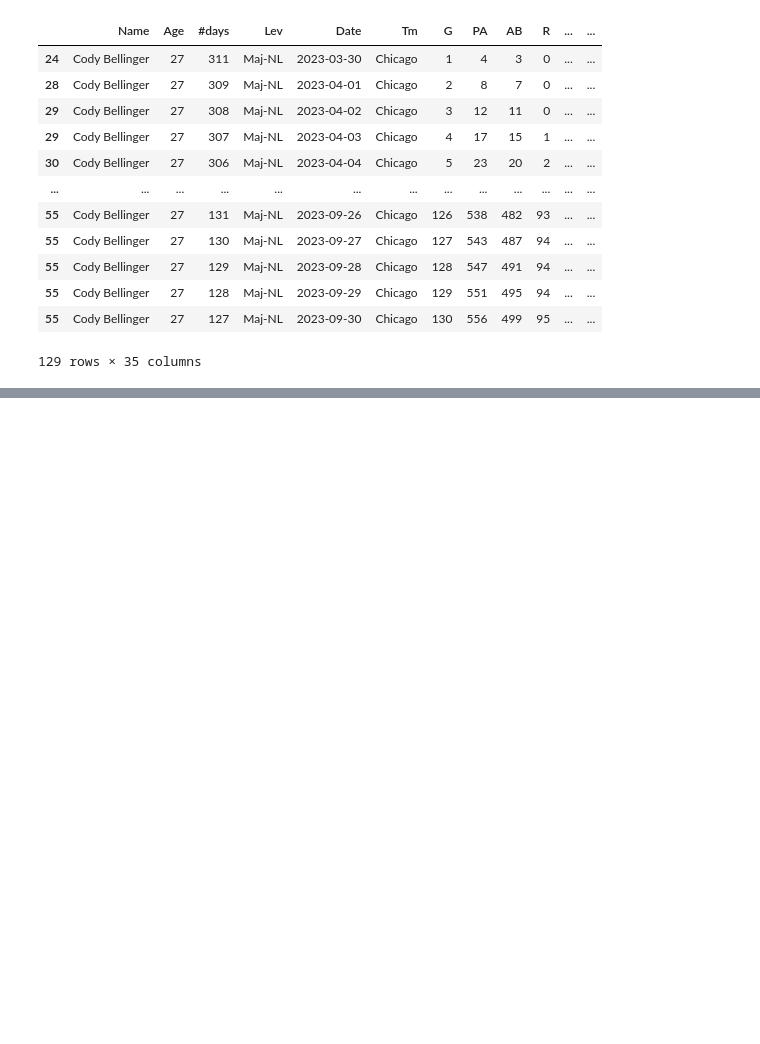
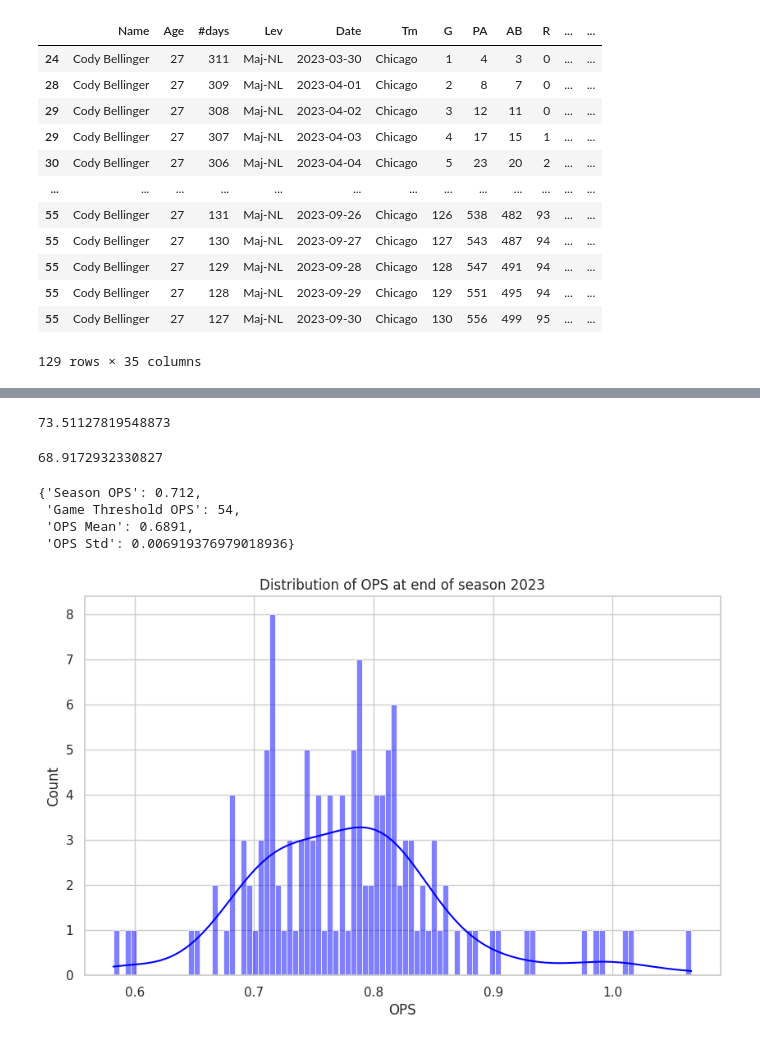
Before and after one commit to Lil-Crouton/baseball-stat-stability, a Jupyter notebook: analysis.ipynb, the cells around one changed output, grey strips where cells are left out. Cells and saved outputs as stored; diff of their text form; code cells hidden in the pictures; blank space fills up the shorter version.

```diff
--- a/analysis.ipynb
+++ b/analysis.ipynb
@@ -109,0 +58,12 @@ stability[641355]
+# %%
+def compute_league_variance(dfs:dict):
+    """
+    Compute the season stat variance of each stat across the league
+    """
+    player_values = {}
+    for key, df in dfs.items():
+        player_values[key] = df.iloc[-1]
+
+    return pd.DataFrame(player_values).T
+# %%
+df = compute_league_variance(player_dfs_2023)
@@ -109,0 +159,8 @@ stability[641355]
+# %%
+stability_OPS['Game Threshold OPS'].mean()
+# %% [output]
+73.51127819548873
+# %%
+stability_K['Game Threshold K%'].mean()
+# %% [output]
+68.9172932330827
@@ -109,0 +169,7 @@ stability[641355]
+# %%
+stability_OPS[player_key]
+# %% [output]
+{'Season OPS': 0.712,
+ 'Game Threshold OPS': 54,
+ 'OPS Mean': 0.6891,
+ 'OPS Std': 0.006919376979018936}
@@ -110,3 +184,18 @@ stability[641355]
+# %%
+# Plot distribution of OPS for all players in player_dfs_2023
+import numpy as np
+import matplotlib.pyplot as plt
+import seaborn as sns
+sns.set(style="whitegrid")
+
+ops = [df['OPS'].iloc[-1] for df in player_dfs_2023.values()]
+plt.figure(figsize=(10,6))
+sns.histplot(ops, kde=True, bins=100, color='blue')
+plt.title('Distribution of OPS at end of season 2023')
+plt.xlabel('OPS')
+plt.show()
+# %% [output]
+[figure, added]
 # %%
 def compute_stability(dfs:dict, statistic:str) -> dict:
     """
```
Also changed, not shown: parts of 17 cells of this notebook.
